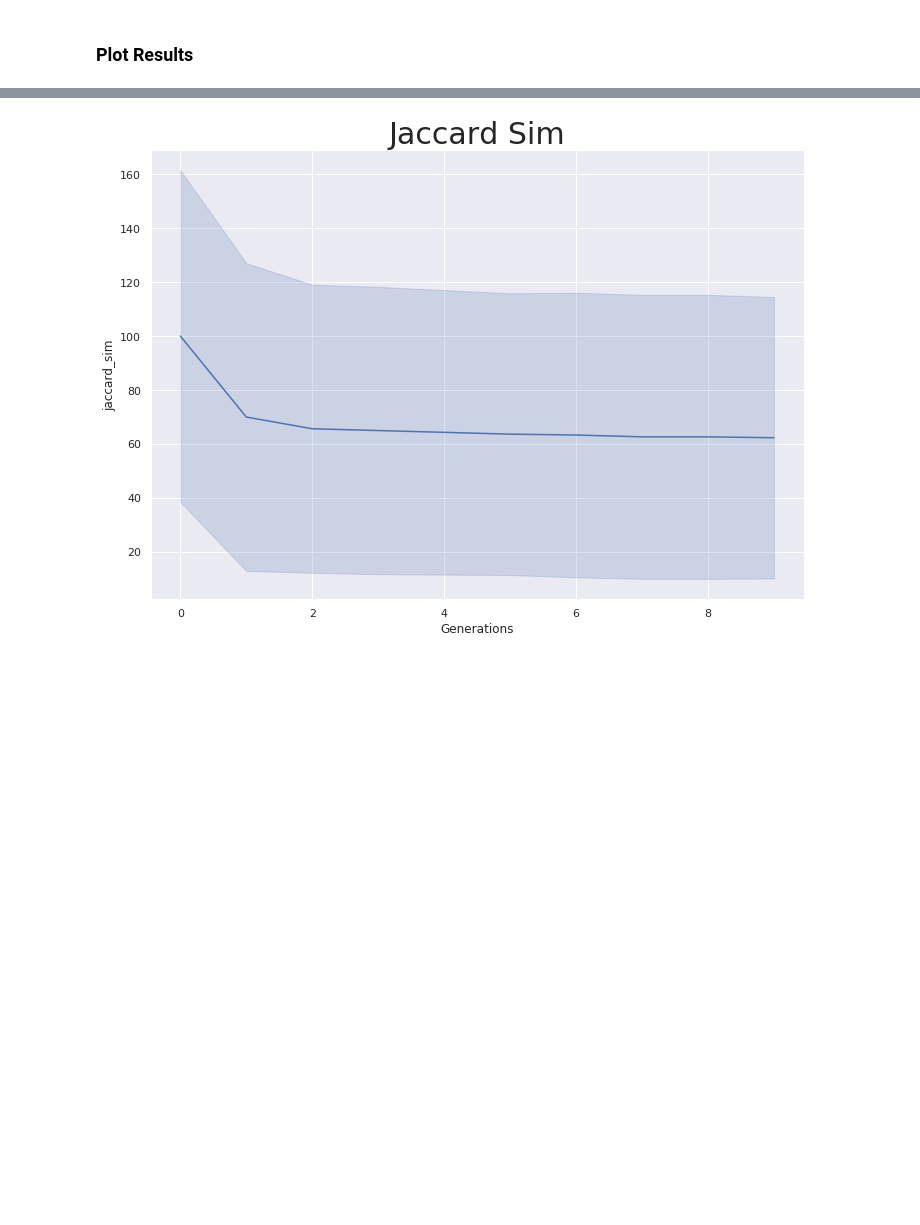
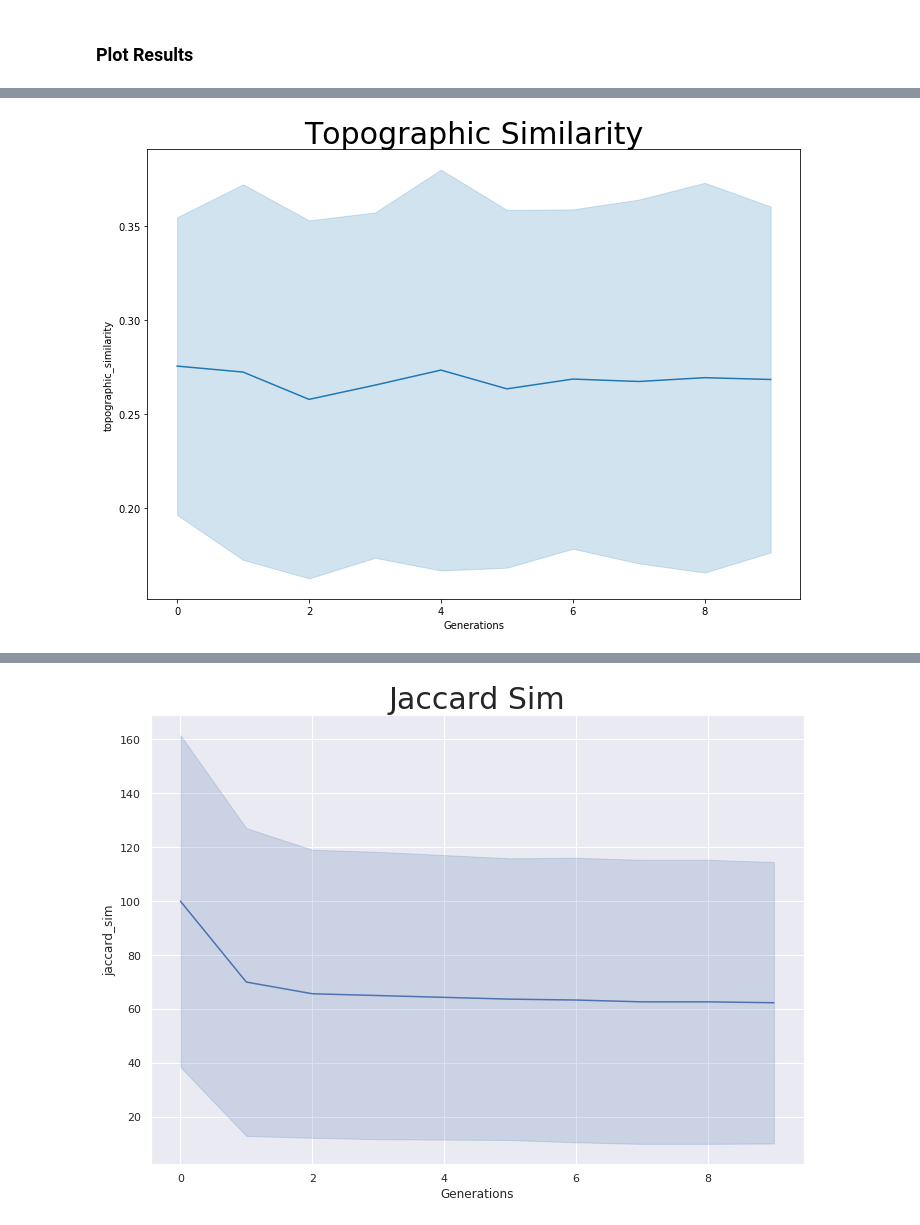
Before and after one commit to gautierdag/cultural-magnification, a Jupyter notebook: main.ipynb, the cells around one changed output, grey strips where cells are left out. Cells and saved outputs as stored; diff of their text form; code cells hidden in the pictures; blank space fills up the shorter version.

```diff
--- a/main.ipynb
+++ b/main.ipynb
@@ -92,2 +131,6 @@ plot_metric(metrics, metric='test_acc')
+# %%
+plot_metric(metrics, metric='topographic_similarity')
+# %% [output]
+[figure, added]
 # %%
 plot_metric(metrics, metric='topographic_similarity')
```
Also changed, not shown: parts of 11 cells of this notebook, 4 other files.
